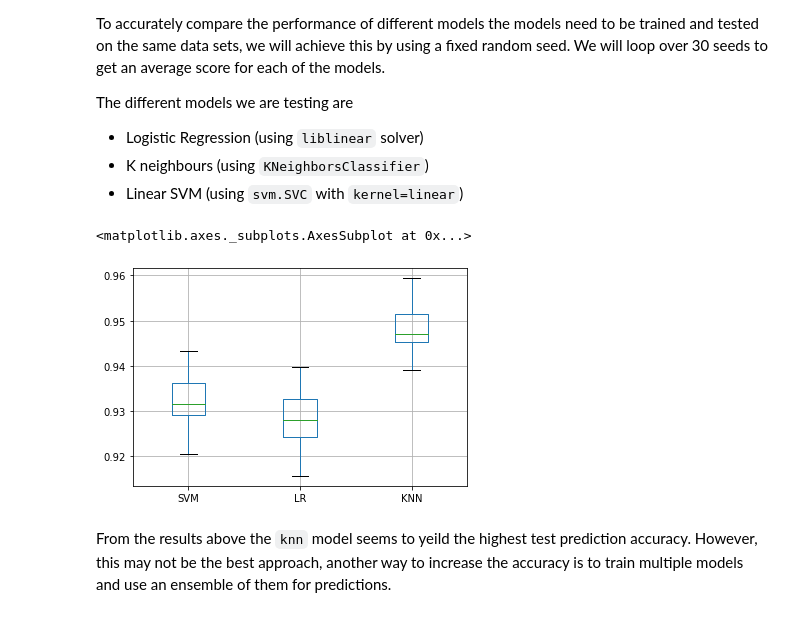
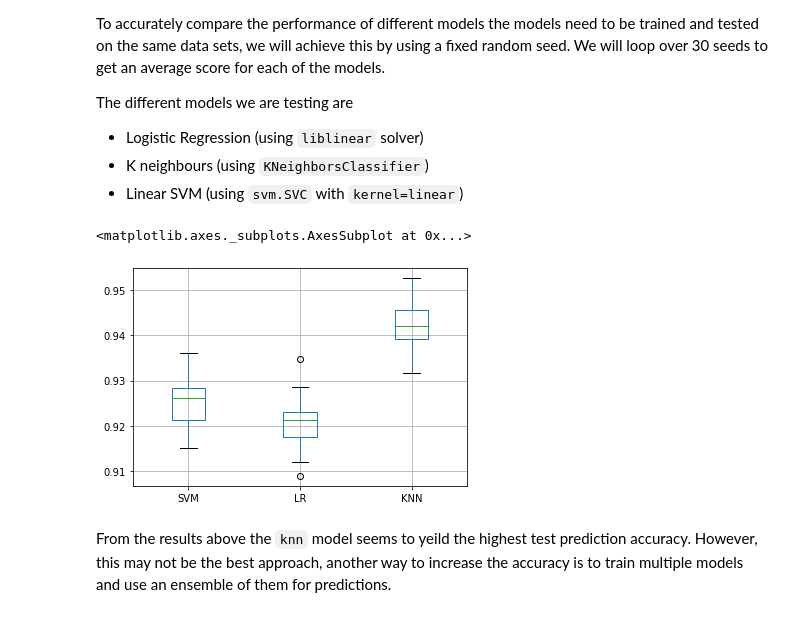
Before and after one commit to avneetgill/ensf544Project, a Jupyter notebook: Project1.2/Q4.2 Binary Classification with dimension reduction.ipynb, the cells around one changed output. Drawn from its saved outputs; the diff is of its cells as text; code cells hidden in the pictures.

```diff
--- a/Project1.2/Q4.2 Binary Classification with dimension reduction.ipynb
+++ b/Project1.2/Q4.2 Binary Classification with dimension reduction.ipynb
@@ -58,9 +59,11 @@ print(features.shape, labels.shape)
 # %%
 from sklearn.model_selection import train_test_split
 
+#scale data first
+features_norm = normalize(features)
 #fixed seed for comparing different n_component numbers
 seed = 5026
-x_train, x_test, y_train, y_test = train_test_split(features, labels, test_size=0.25, random_state=seed)
+x_train, x_test, y_train, y_test = train_test_split(features_norm, labels, test_size=0.25, random_state=seed)
 
 variance={'explained variance':[]}
 
@@ -70,7 +73,7 @@ for k in range(0,12):
 
 df = pd.DataFrame(variance)
 
-ax = df.plot.bar(ylim=(0.94,1.001),title="Number of components vs their explained variance")
+ax = df.plot.bar(ylim=(0.70,1.001),title="Number of components vs their explained variance")
 ax.set_xlabel("number of components")
 ax.set_ylabel("total explained variance")
 ax.get_legend().remove()
@@ -102,10 +105,10 @@ from sklearn.neighbors import KNeighborsClassifier
 
 #Fixed seed for all different Ks
 seed = 5026
-x_train, x_test, y_train, y_test = train_test_split(features, labels, test_size=0.25, random_state=seed)
+x_train, x_test, y_train, y_test = train_test_split(features_norm, labels, test_size=0.25, random_state=seed)
 
 #number of components from above
-comp_num = 3
+comp_num = 2
 
 pca = PCA(n_components=comp_num)
 pca.fit(x_train)
@@ -155,34 +158,34 @@ The different models we are testing are
 # %%
 from sklearn.model_selection import train_test_split
 from sklearn.linear_model import LogisticRegression
 from sklearn.neighbors import KNeighborsClassifier
 from sklearn import svm
 
 scores = {name: [] for name in ('SVM', 'LR', 'KNN')}
 
 for seed in range(5000,5031):
-    x_train, x_test, y_train, y_test = train_test_split(features, labels, test_size=0.25, random_state=seed)
+    x_train, x_test, y_train, y_test = train_test_split(features_norm, labels, test_size=0.25, random_state=seed)
 
     pca = PCA(n_components=comp_num)
     pca.fit(x_train)
     x_train = pca.transform(x_train)
     x_test = pca.transform(x_test)
 
     lsvc = svm.SVC(kernel='linear').fit(x_train, y_train)
     logisticRegr = LogisticRegression(max_iter=1000,solver = 'liblinear').fit(x_train, y_train)
     knn = KNeighborsClassifier(n_neighbors=bestK,**weights).fit(x_train, y_train)
 
 
     scores['SVM'].append(lsvc.score(x_test,y_test))
     scores['LR'].append(logisticRegr.score(x_test,y_test))
     scores['KNN'].append(knn.score(x_test,y_test))
 
 
 df = pd.DataFrame(scores)
 df.boxplot()
 # %% [output]
 <matplotlib.axes._subplots.AxesSubplot at 0x...>
-[figure, old version]
+[figure, new version]
 # %% [markdown]
 From the results above the `knn` model seems to yeild the highest test prediction accuracy. However, this may not be the best approach, another way to increase the accuracy is to train multiple models and use an ensemble of them for predictions.
 # %% [markdown]
```
Also changed, not shown: parts of 5 cells of this notebook.
